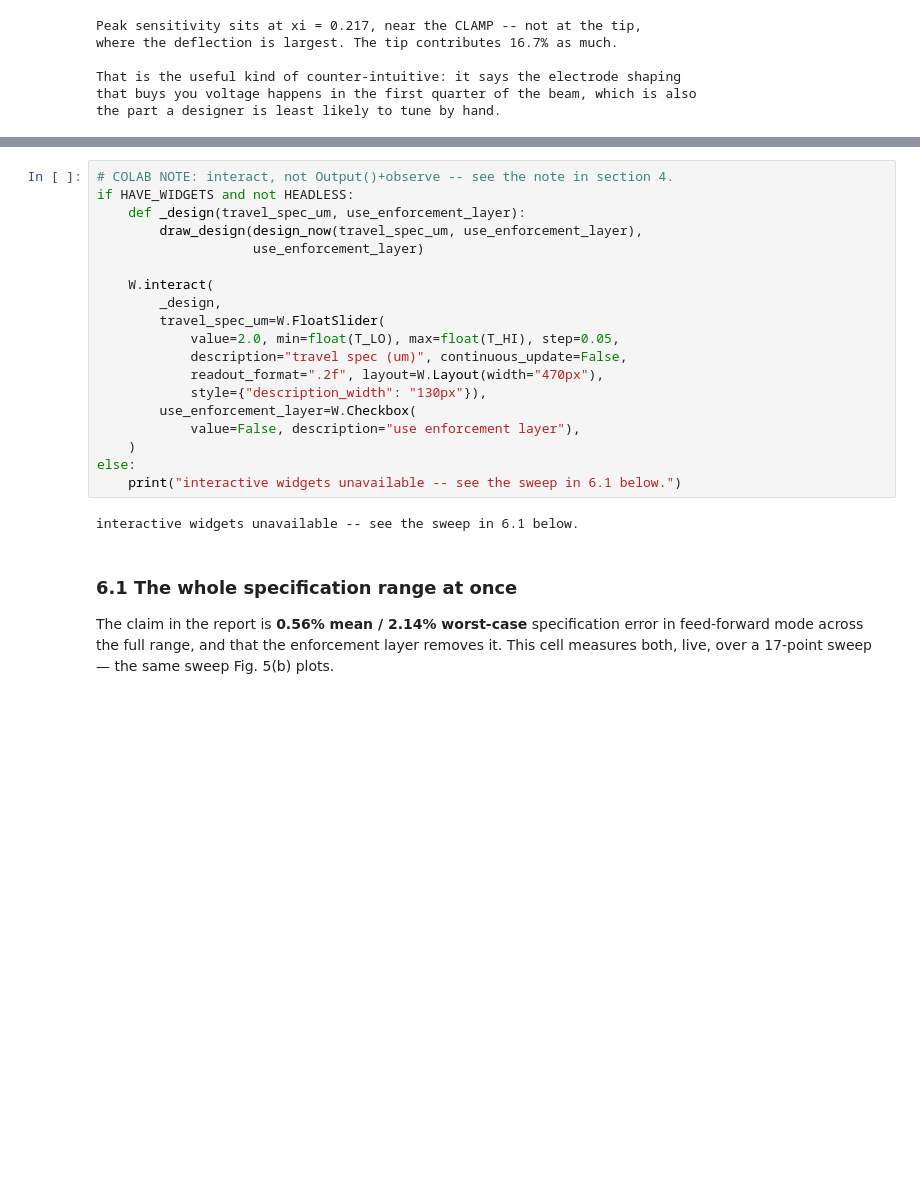
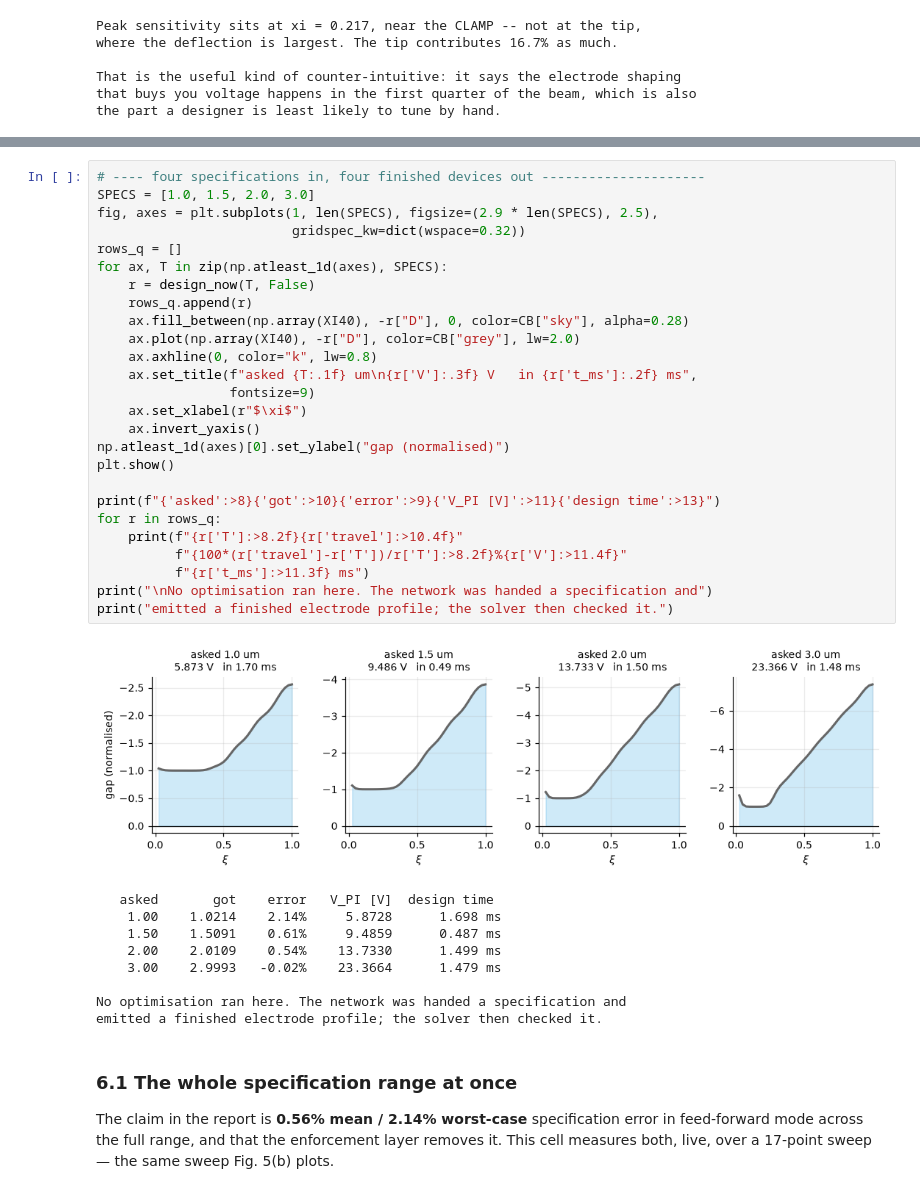
Before and after one commit to thetushardudeja1/mems-differentiable-pullin, a Jupyter notebook: notebooks/method_deep_dive.ipynb, the cells around one changed output, grey strips where cells are left out. Drawn from its saved outputs; the diff is of its cells as text; blank space fills up the shorter version.

```diff
--- a/notebooks/interactive_cockpit.ipynb
+++ b/notebooks/method_deep_dive.ipynb
@@ -723,24 +724,39 @@ draw_design(_snap, False)
-# %%
-# COLAB NOTE: interact, not Output()+observe -- see the note in section 4.
-if HAVE_WIDGETS and not HEADLESS:
-    def _design(travel_spec_um, use_enforcement_layer):
-        draw_design(design_now(travel_spec_um, use_enforcement_layer),
-                    use_enforcement_layer)
-
-    W.interact(
-        _design,
-        travel_spec_um=W.FloatSlider(
-            value=2.0, min=float(T_LO), max=float(T_HI), step=0.05,
-            description="travel spec (um)", continuous_update=False,
-            readout_format=".2f", layout=W.Layout(width="470px"),
-            style={"description_width": "130px"}),
-        use_enforcement_layer=W.Checkbox(
-            value=False, description="use enforcement layer"),
-    )
-else:
-    print("interactive widgets unavailable -- see the sweep in 6.1 below.")
-# %% [output]
-interactive widgets unavailable -- see the sweep in 6.1 below.
+# %%
+# ---- four specifications in, four finished devices out ---------------------
+SPECS = [1.0, 1.5, 2.0, 3.0]
+fig, axes = plt.subplots(1, len(SPECS), figsize=(2.9 * len(SPECS), 2.5),
+                         gridspec_kw=dict(wspace=0.32))
+rows_q = []
+for ax, T in zip(np.atleast_1d(axes), SPECS):
+    r = design_now(T, False)
+    rows_q.append(r)
+    ax.fill_between(np.array(XI40), -r["D"], 0, color=CB["sky"], alpha=0.28)
+    ax.plot(np.array(XI40), -r["D"], color=CB["grey"], lw=2.0)
+    ax.axhline(0, color="k", lw=0.8)
+    ax.set_title(f"asked {T:.1f} um\n{r['V']:.3f} V   in {r['t_ms']:.2f} ms",
+                 fontsize=9)
+    ax.set_xlabel(r"$\xi$")
+    ax.invert_yaxis()
+np.atleast_1d(axes)[0].set_ylabel("gap (normalised)")
+plt.show()
+
+print(f"{'asked':>8}{'got':>10}{'error':>9}{'V_PI [V]':>11}{'design time':>13}")
+for r in rows_q:
+    print(f"{r['T']:>8.2f}{r['travel']:>10.4f}"
+          f"{100*(r['travel']-r['T'])/r['T']:>8.2f}%{r['V']:>11.4f}"
+          f"{r['t_ms']:>11.3f} ms")
+print("\nNo optimisation ran here. The network was handed a specification and")
+print("emitted a finished electrode profile; the solver then checked it.")
+# %% [output]
+[figure, added]
+   asked       got    error   V_PI [V]  design time
+    1.00    1.0214    2.14%     5.8728      1.698 ms
+    1.50    1.5091    0.61%     9.4859      0.487 ms
+    2.00    2.0109    0.54%    13.7330      1.499 ms
+    3.00    2.9993   -0.02%    23.3664      1.479 ms
+
+No optimisation ran here. The network was handed a specification and
+emitted a finished electrode profile; the solver then checked it.
 # %% [markdown]
 ### 6.1 The whole specification range at once
 
```
Also changed, not shown: parts of 20 cells of this notebook, 2 other files.
